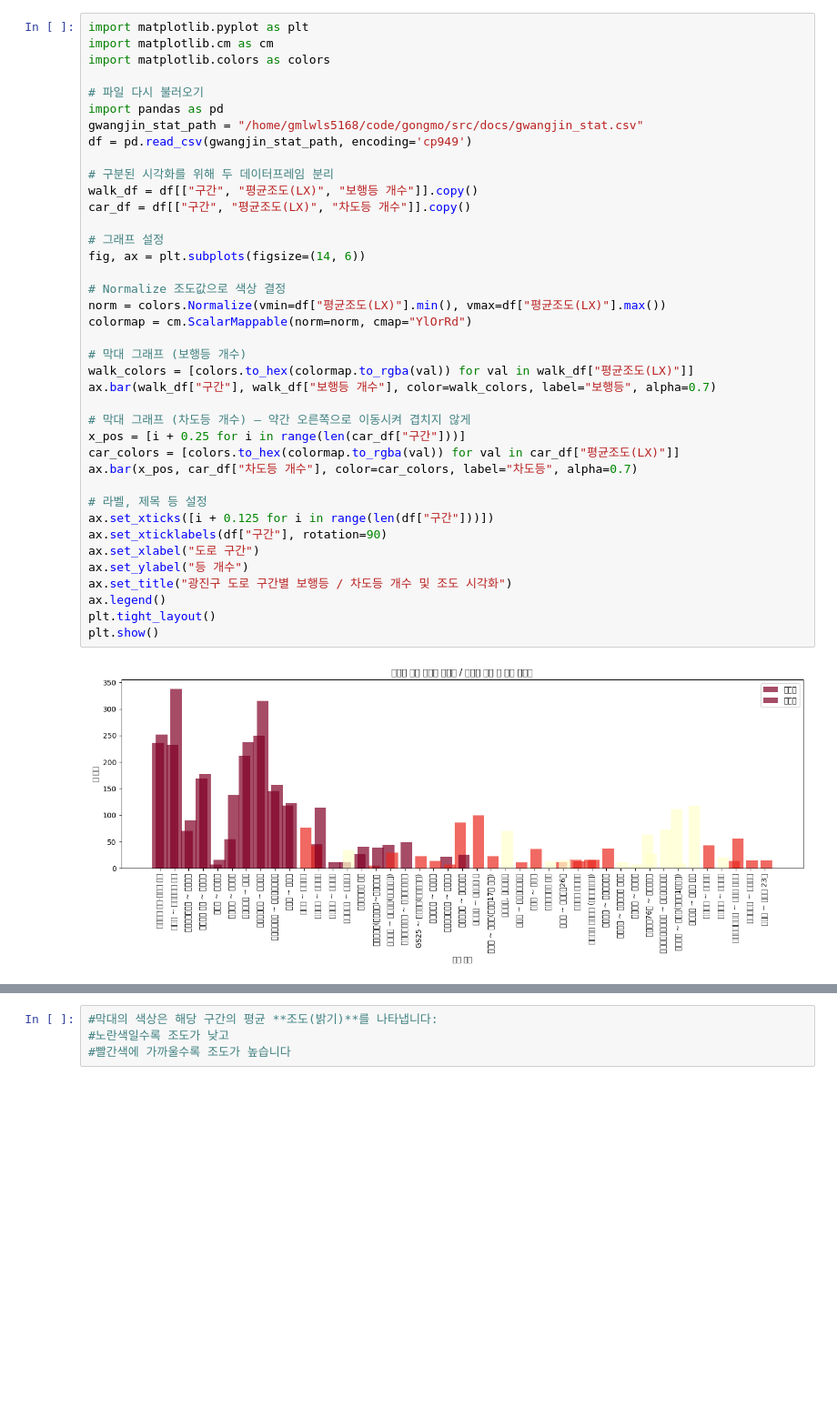
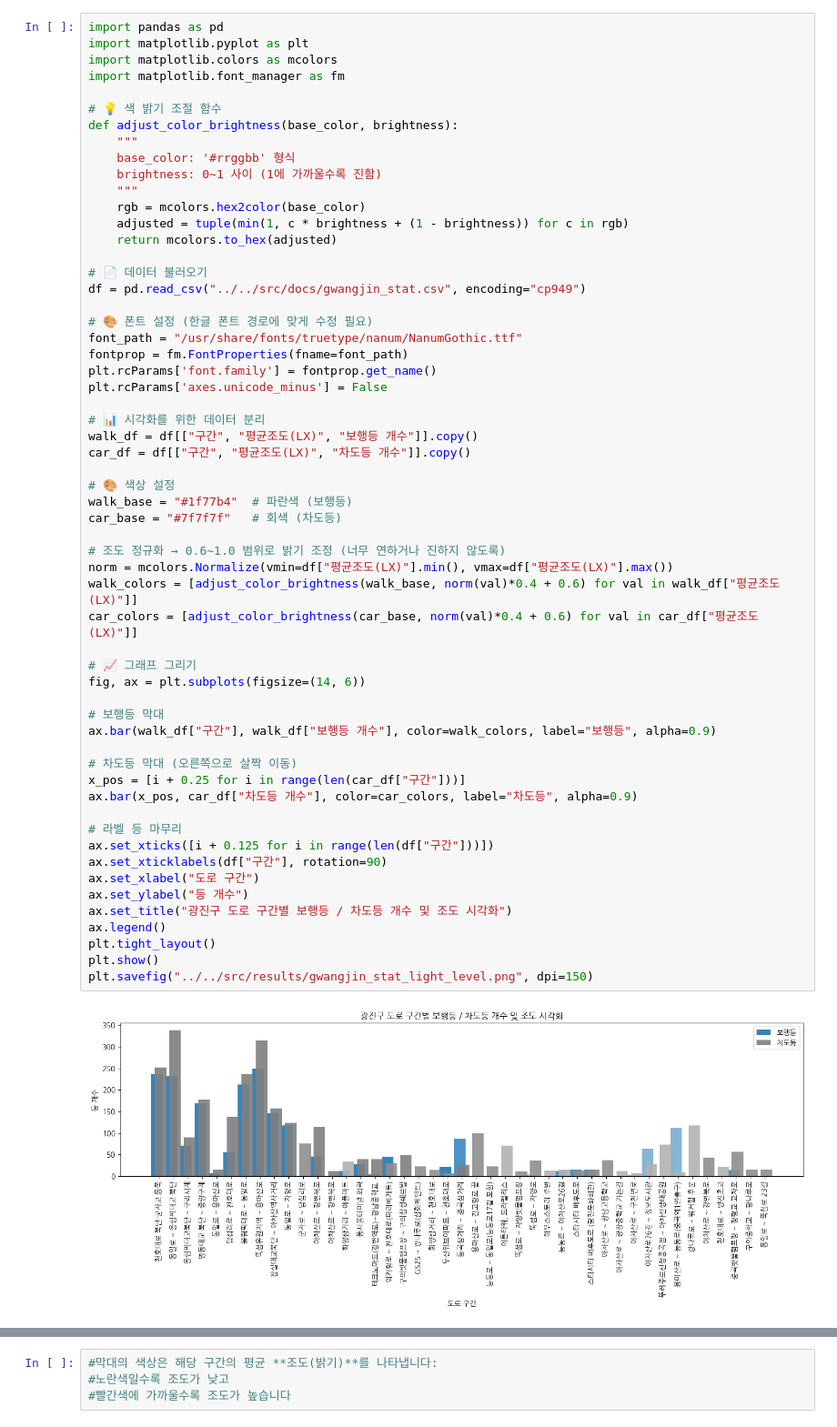
Before and after one commit to stundrg/Gwangjin-gu-safety-map, a Jupyter notebook: src/notebooks/광진구_도로별_가로등_조도분석.ipynb, the cells around one changed output, grey strips where cells are left out. Shown at 91% size. Drawn from its saved outputs; the diff is of its cells as text; blank space fills up the shorter version.

```diff
--- a/src/notebooks/광진구_도로별_가로등_조도분석.ipynb
+++ b/src/notebooks/광진구_도로별_가로등_조도분석.ipynb
@@ -22,43 +22,62 @@ print(df_stat)
 41       0          0          0  서울특별시 광진구청  2025-03-14
 42      14          0          0  서울특별시 광진구청  2025-03-14
 # %%
+import pandas as pd
 import matplotlib.pyplot as plt
-import matplotlib.cm as cm
-import matplotlib.colors as colors
+import matplotlib.colors as mcolors
+import matplotlib.font_manager as fm
 
-# 파일 다시 불러오기
-import pandas as pd
-gwangjin_stat_path = "/home/gmlwls5168/code/gongmo/src/docs/gwangjin_stat.csv"
-df = pd.read_csv(gwangjin_stat_path, encoding='cp949')
+# 💡 색 밝기 조절 함수
+def adjust_color_brightness(base_color, brightness):
+    """
+    base_color: '#rrggbb' 형식
+    brightness: 0~1 사이 (1에 가까울수록 진함)
+    """
+    rgb = mcolors.hex2color(base_color)
+    adjusted = tuple(min(1, c * brightness + (1 - brightness)) for c in rgb)
+    return mcolors.to_hex(adjusted)
 
-# 구분된 시각화를 위해 두 데이터프레임 분리
+# 📄 데이터 불러오기
+df = pd.read_csv("../../src/docs/gwangjin_stat.csv", encoding="cp949")
+
+# 🎨 폰트 설정 (한글 폰트 경로에 맞게 수정 필요)
+font_path = "/usr/share/fonts/truetype/nanum/NanumGothic.ttf"
+fontprop = fm.FontProperties(fname=font_path)
+plt.rcParams['font.family'] = fontprop.get_name()
+plt.rcParams['axes.unicode_minus'] = False
+
+# 📊 시각화를 위한 데이터 분리
 walk_df = df[["구간", "평균조도(LX)", "보행등 개수"]].copy()
 car_df = df[["구간", "평균조도(LX)", "차도등 개수"]].copy()
 
-# 그래프 설정
+# 🎨 색상 설정
+walk_base = "#1f77b4"  # 파란색 (보행등)
+car_base = "#7f7f7f"   # 회색 (차도등)
+
+# 조도 정규화 → 0.6~1.0 범위로 밝기 조정 (너무 연하거나 진하지 않도록)
+norm = mcolors.Normalize(vmin=df["평균조도(LX)"].min(), vmax=df["평균조도(LX)"].max())
+walk_colors = [adjust_color_brightness(walk_base, norm(val)*0.4 + 0.6) for val in walk_df["평균조도(LX)"]]
+car_colors = [adjust_color_brightness(car_base, norm(val)*0.4 + 0.6) for val in car_df["평균조도(LX)"]]
+
+# 📈 그래프 그리기
 fig, ax = plt.subplots(figsize=(14, 6))
 
-# Normalize 조도값으로 색상 결정
-norm = colors.Normalize(vmin=df["평균조도(LX)"].min(), vmax=df["평균조도(LX)"].max())
-colormap = cm.ScalarMappable(norm=norm, cmap="YlOrRd")
+# 보행등 막대
+ax.bar(walk_df["구간"], walk_df["보행등 개수"], color=walk_colors, label="보행등", alpha=0.9)
 
-# 막대 그래프 (보행등 개수)
-walk_colors = [colors.to_hex(colormap.to_rgba(val)) for val in walk_df["평균조도(LX)"]]
-ax.bar(walk_df["구간"], walk_df["보행등 개수"], color=walk_colors, label="보행등", alpha=0.7)
+# 차도등 막대 (오른쪽으로 살짝 이동)
+x_pos = [i + 0.25 for i in range(len(car_df["구간"]))]
+ax.bar(x_pos, car_df["차도등 개수"], color=car_colors, label="차도등", alpha=0.9)
 
-# 막대 그래프 (차도등 개수) – 약간 오른쪽으로 이동시켜 겹치지 않게
-x_pos = [i + 0.25 for i in range(len(car_df["구간"]))]
-car_colors = [colors.to_hex(colormap.to_rgba(val)) for val in car_df["평균조도(LX)"]]
-ax.bar(x_pos, car_df["차도등 개수"], color=car_colors, label="차도등", alpha=0.7)
-
-# 라벨, 제목 등 설정
+# 라벨 등 마무리
 ax.set_xticks([i + 0.125 for i in range(len(df["구간"]))])
 ax.set_xticklabels(df["구간"], rotation=90)
 ax.set_xlabel("도로 구간")
 ax.set_ylabel("등 개수")
 ax.set_title("광진구 도로 구간별 보행등 / 차도등 개수 및 조도 시각화")
 ax.legend()
 plt.tight_layout()
 plt.show()
+plt.savefig("../../src/results/gwangjin_stat_light_level.png", dpi=150)
 # %% [output]
-[figure, old version]
+[figure, new version]
```
Also changed, not shown: parts of 3 cells of this notebook, 6 other files.
